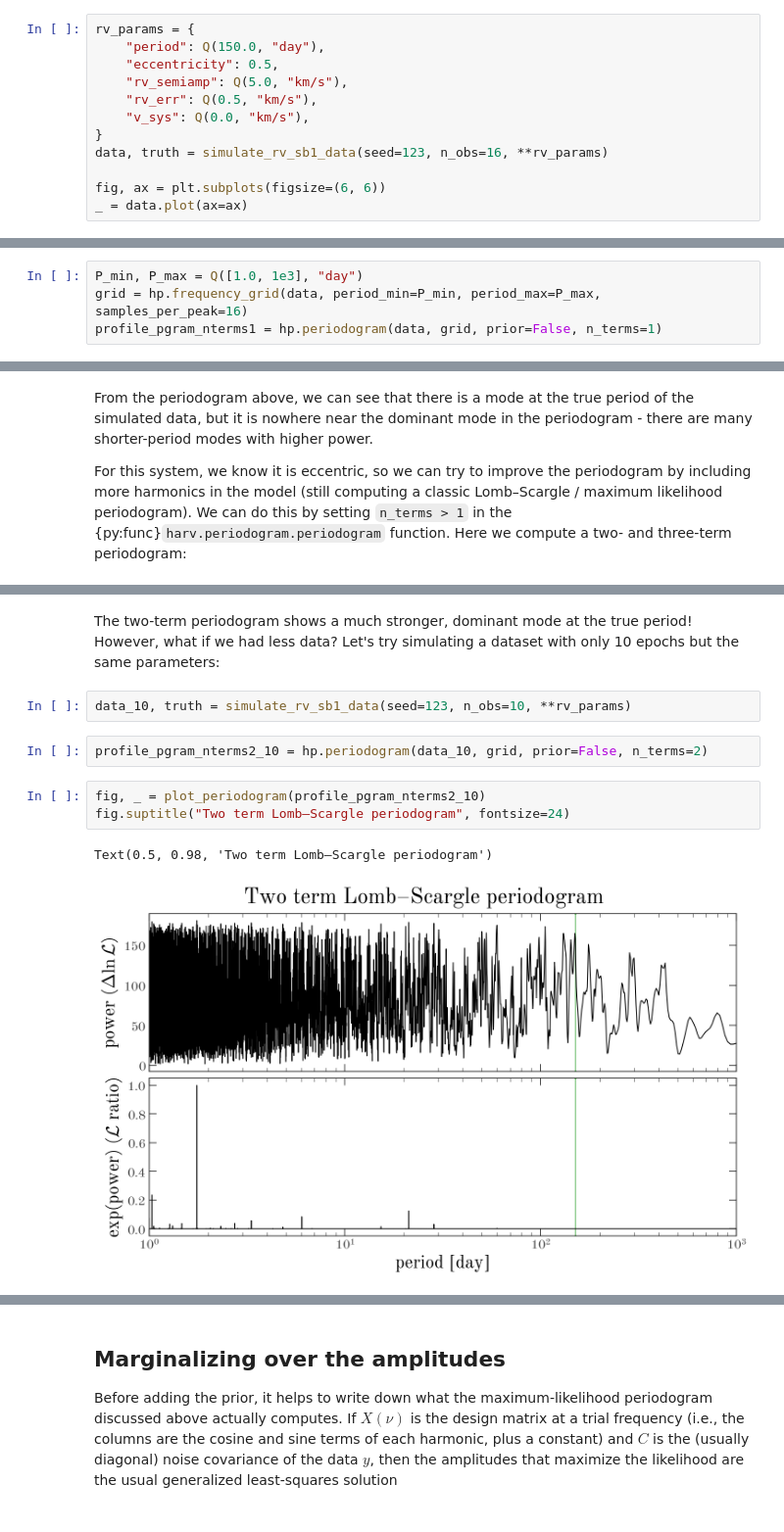
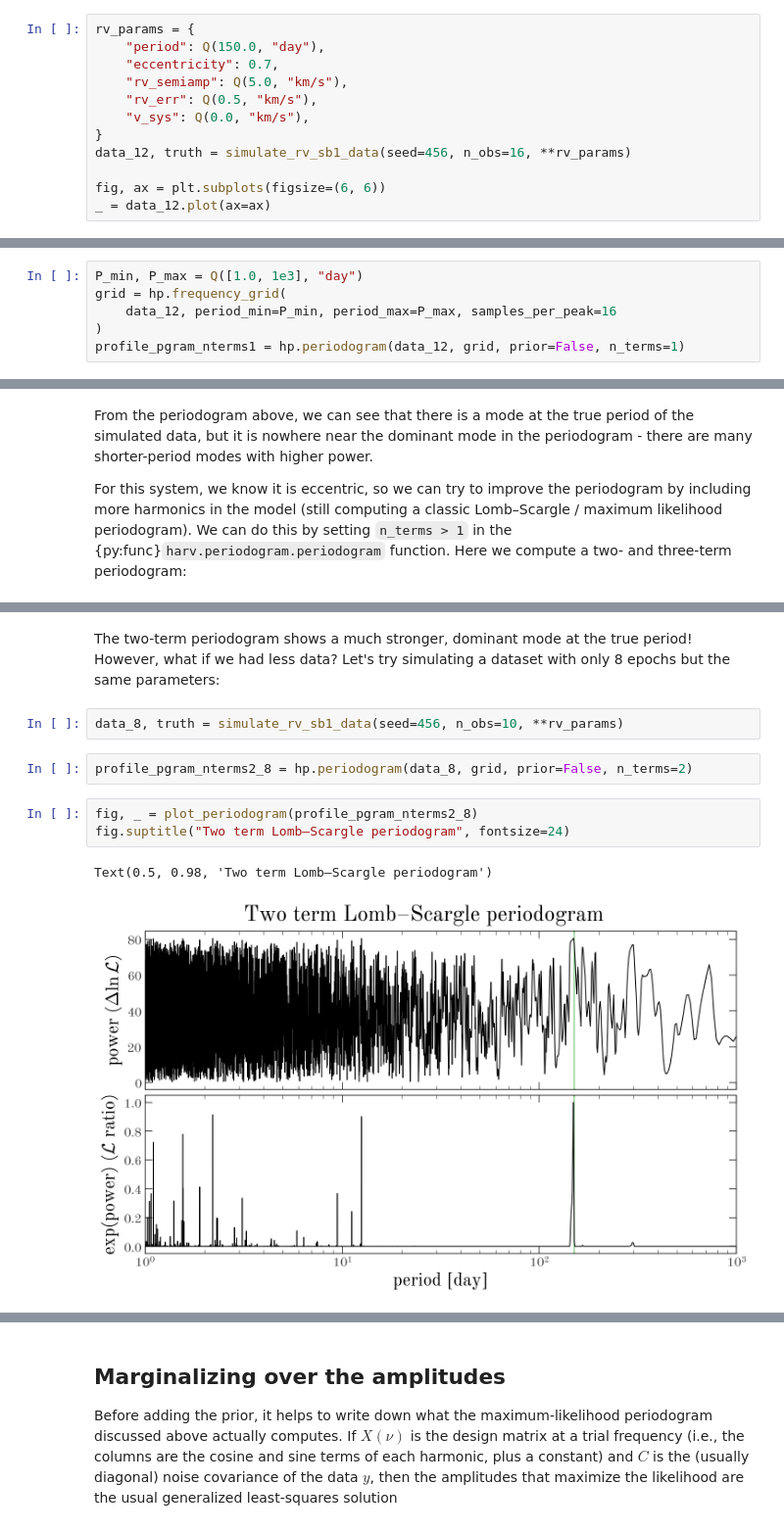
Before and after one commit to adrn/harv, a Jupyter notebook: docs/tutorials/case-studies/kepler-periodogram.ipynb, the cells around one changed output, grey strips where cells are left out. Shown at 98% size. Drawn from its saved outputs; the diff is of its cells as text.

```diff
--- a/docs/tutorials/case-studies/kepler-periodogram.ipynb
+++ b/docs/tutorials/case-studies/kepler-periodogram.ipynb
@@ -41,13 +41,13 @@ Here we'll simulate radial velocity data for a moderately-eccentric orbit and co
 # %%
 rv_params = {
     "period": Q(150.0, "day"),
-    "eccentricity": 0.5,
+    "eccentricity": 0.7,
     "rv_semiamp": Q(5.0, "km/s"),
     "rv_err": Q(0.5, "km/s"),
     "v_sys": Q(0.0, "km/s"),
 }
-data, truth = simulate_rv_sb1_data(seed=123, n_obs=16, **rv_params)
+data_12, truth = simulate_rv_sb1_data(seed=456, n_obs=16, **rv_params)
 
 fig, ax = plt.subplots(figsize=(6, 6))
-_ = data.plot(ax=ax)
+_ = data_12.plot(ax=ax)
 # %% [output]
@@ -56,8 +56,10 @@ _ = data.plot(ax=ax)
 To compute the periodogram, we first need to define a grid of trial periods. We can do this in `harv` using the {py:func}`harv.periodogram.frequency_grid` function in `harv.periodogram`. We'll choose a range of periods from 1 to $10^3$ days and sample 16 points per peak in the periodogram. To compute the profile likelihood periodogram (i.e., the maximum likelihood or Lomb–Scargle periodogram), we call the {py:func}`harv.periodogram.periodogram` function with `prior=False`:
 # %%
 P_min, P_max = Q([1.0, 1e3], "day")
-grid = hp.frequency_grid(data, period_min=P_min, period_max=P_max, samples_per_peak=16)
-profile_pgram_nterms1 = hp.periodogram(data, grid, prior=False, n_terms=1)
+grid = hp.frequency_grid(
+    data_12, period_min=P_min, period_max=P_max, samples_per_peak=16
+)
+profile_pgram_nterms1 = hp.periodogram(data_12, grid, prior=False, n_terms=1)
 # %% [markdown]
 Now we visualize the periodogram. We plot the periodogram power as a function of period using a logarithmic scale for the period axis. The left panel shows the periodogram power (delta log-likelihood) and the right panel shows the exponentiated power (a likelihood ratio, normalized to the maximum).
 # %%
@@ -127,13 +129,13 @@ Text(0.5, 0.98, 'Two term Lomb–Scargle periodogram')
 # %% [markdown]
-The two-term periodogram shows a much stronger, dominant mode at the true period! However, what if we had less data? Let's try simulating a dataset with only 10 epochs but the same parameters:
+The two-term periodogram shows a much stronger, dominant mode at the true period! However, what if we had less data? Let's try simulating a dataset with only 8 epochs but the same parameters:
 # %%
-data_10, truth = simulate_rv_sb1_data(seed=123, n_obs=10, **rv_params)
+data_8, truth = simulate_rv_sb1_data(seed=456, n_obs=10, **rv_params)
 # %%
-profile_pgram_nterms2_10 = hp.periodogram(data_10, grid, prior=False, n_terms=2)
+profile_pgram_nterms2_8 = hp.periodogram(data_8, grid, prior=False, n_terms=2)
 # %%
-fig, _ = plot_periodogram(profile_pgram_nterms2_10)
+fig, _ = plot_periodogram(profile_pgram_nterms2_8)
 fig.suptitle("Two term Lomb–Scargle periodogram", fontsize=24)
 # %% [output]
 Text(0.5, 0.98, 'Two term Lomb–Scargle periodogram')
-[figure, old version]
+[figure, new version]
 # %% [markdown]
```
Also changed, not shown: parts of 11 cells of this notebook.
